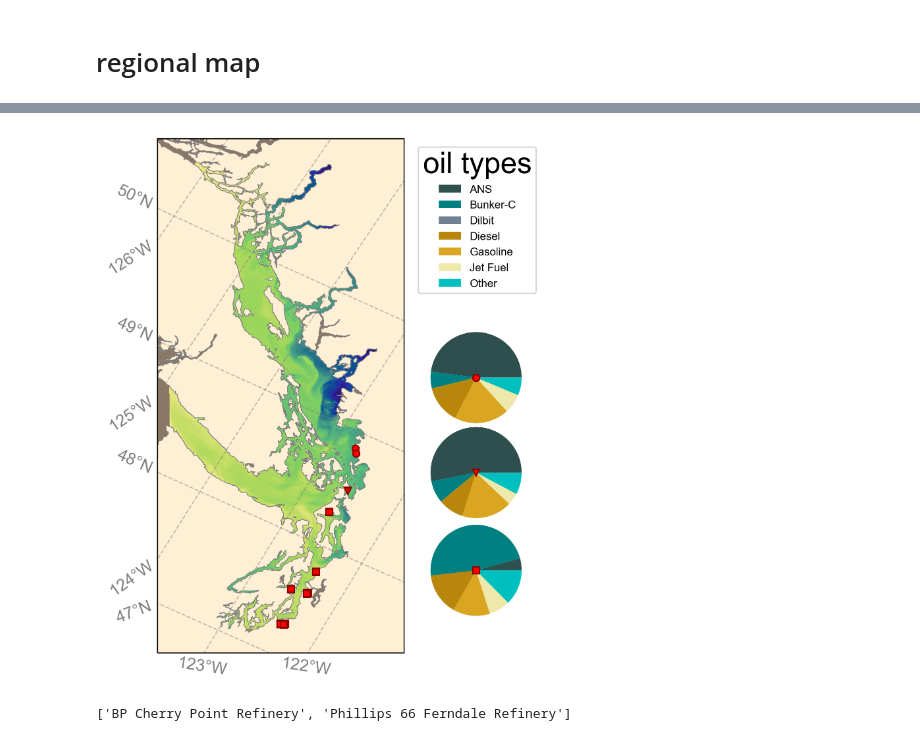
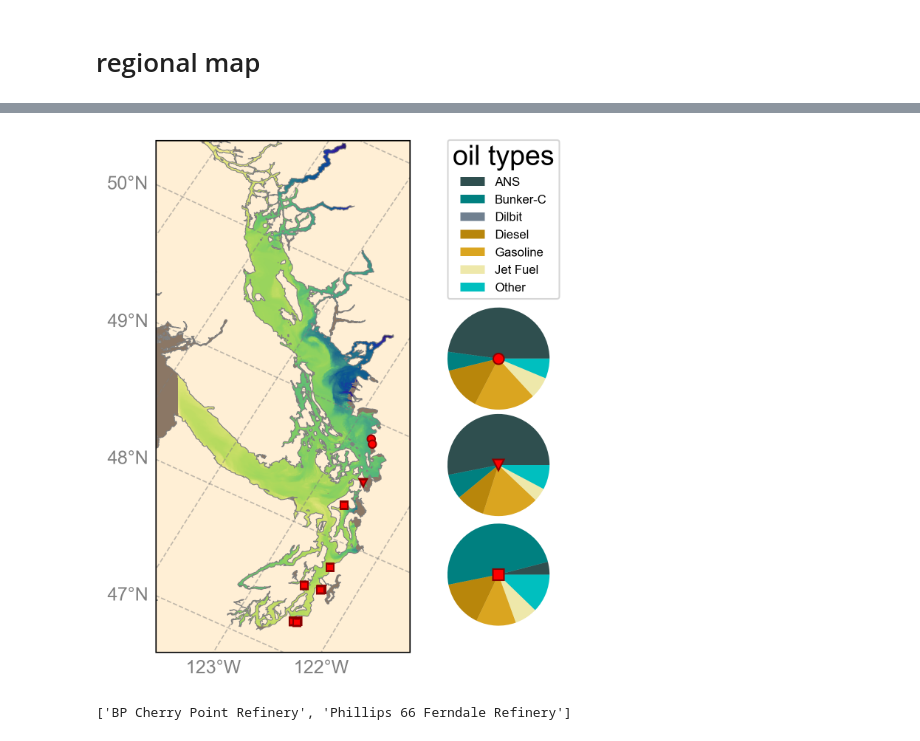
Before and after one commit to MIDOSS/MuellerEtAl_MIDOSS_paper, a Jupyter notebook: notebooks/Part1_Figure6_OilTypeDistribution.ipynb, the cells around one changed output, grey strips where cells are left out. Cells and saved outputs as stored; diff of their text form; code cells hidden in the pictures.

Commit message:
Part1, Fig6: Fixed and updated to be self-contained for publication

```diff
--- a/notebooks/Part1_Figure6_OilTypeDistribution.ipynb
+++ b/notebooks/Part1_Figure6_OilTypeDistribution.ipynb
@@ -269,18 +247,18 @@ facility_names.remove('Tesoro Port Angeles Terminal')
 exports_byOil={}
 imports_byOil={}
 for oil_type in oil.types:
-    exports_byOil[oil_type] = DOEdf.loc[
-        (DOEdf.TransferType == 'Cargo') &
-        (DOEdf.ReceiverTypeDescription.isin(type_description)) &
-        (DOEdf.Deliverer.isin(facility_names)) &
-        (DOEdf.Product.isin(oil_classification[oil_type])),
+    exports_byOil[oil_type] = ECY_df.loc[
+        (ECY_df.TransferType == 'Cargo') &
+        (ECY_df.ReceiverTypeDescription.isin(type_description)) &
+        (ECY_df.Deliverer.isin(facility_names)) &
+        (ECY_df.Product.isin(oil_classification[oil_type])),
         ['TransferQtyInGallon', 'ExportRegion']
     ].groupby('ExportRegion').sum()
-    imports_byOil[oil_type] = DOEdf.loc[
-        (DOEdf.TransferType == 'Cargo') &
-        (DOEdf.DelivererTypeDescription.isin(type_description)) &
-        (DOEdf.Receiver.isin(facility_names)) &
-        (DOEdf.Product.isin(oil_classification[oil_type])),
+    imports_byOil[oil_type] = ECY_df.loc[
+        (ECY_df.TransferType == 'Cargo') &
+        (ECY_df.DelivererTypeDescription.isin(type_description)) &
+        (ECY_df.Receiver.isin(facility_names)) &
+        (ECY_df.Product.isin(oil_classification[oil_type])),
         ['TransferQtyInGallon', 'ImportRegion']
     ].groupby('ImportRegion').sum()
 # %%
@@ -308,9 +286,9 @@ for region in regions:
     combined_byRegion[region]=imports_byRegion[region]+exports_byRegion[region]
     #combined_byRegion[region]=combined_byRegion[region]*gallons_to_liters
 # %%
-import cmocean.cm
-import matplotlib.ticker as mticker
-from cartopy.mpl.gridliner import LONGITUDE_FORMATTER, LATITUDE_FORMATTER
+# disclaimer: this code was generated by a learning-in-progress human, pre-AI,
+# who later asked Gemini how to make it more user-friendly and the AI just maniacally laughed.
+# it is what it is.
 
 lat={}
 lat['whatcom'] = 48.88
@@ -319,30 +297,36 @@ lat['puget']=47.5
 lon=-122.758
 
 # the offsets needed for indexing from lower left of graphic boundary
-x0 = -0.10
+x0 = -0.09
 y0 = -0.044
 
 # mapping specifications
-rotated_crs = cartopy.crs.RotatedPole(pole_longitude=120.0, pole_latitude=63.75)
-plain_crs = cartopy.crs.PlateCarree()
+rotated_crs = ccrs.RotatedPole(pole_longitude=120.0, pole_latitude=63.75)
+plain_crs = ccrs.PlateCarree()
 
 fig,ax = plt.subplots(
-    1, 1, figsize=(12, 6), subplot_kw={"projection": rotated_crs, "facecolor": "#8b7765"}
+    1, 1,
+    figsize=(12, 6),
+    subplot_kw={"projection": rotated_crs, "facecolor": "#8b7765"}
 )
-ax.add_feature(feature.GSHHSFeature('full', edgecolor='grey', linewidth = 0.5, facecolor='papayawhip'))
+ax.add_feature(
+    cfeature.GSHHSFeature(
+        'full', edgecolor='grey', linewidth = 0.5, facecolor='papayawhip')
+)
+
 quad_mesh = ax.pcolormesh(
-    georef.longitude, georef.latitude, salinity, transform=plain_crs, cmap=cmocean.cm.haline, shading="auto"
+    georef.longitude, georef.latitude,
+    salinity, transform=plain_crs, cmap=cmocean.cm.haline, shading="auto"
 )
 gl = ax.gridlines(linestyle="--", color='gray', alpha=0.5, draw_labels=True, dms=True, x_inline=False, y_inline=False)
 # ax.gridlines(draw_labels=True, dms=True, x_inline=False, y_inline=False)
 gl.top_labels, gl.right_labels = False, False
 gl.xlocator = mticker.FixedLocator([-126, -125, -124, -123, -122])
-gl.ylocator = mticker.FixedLocator([47,48,49,50])
+gl.ylocator = mticker.FixedLocator([47,48,49,50,51])
 gl.xformatter = LONGITUDE_FORMATTER
 gl.yformatter = LATITUDE_FORMATTER
 gl.xlabel_style = {'size': 12, 'color': 'gray'}
 gl.ylabel_style = {'size': 12, 'color': 'gray'}
-#gl.xlabel_style = {'color': 'red', 'weight': 'bold'}
 
 # calculate location of marine terminal within graphic window
 scale = 1.2
@@ -368,11 +352,32 @@ ax_anacortes = fig.add_axes([xleft+x0, ybottom+y0,.08*scale, .2*scale])
 ax_anacortes.pie(combined_byRegion['Anacortes']['Volume'], colors = oil.colors7)
 
 fig.legend(
-    bbox_to_anchor=(.72, .95),
+    bbox_to_anchor=(.725, .89),
     title='oil types',
     prop={'size': 8},
     labels = oil.labels
 )
+
+# setting extent in rotated_crs was...problematic
+# my inelegant hack is to add two (invisible) points to broaden extent
+ax.plot(
+    -123,
+    47,
+    '.',
+    color='papayawhip',
+    markersize=.5,
+    transform=plain_crs
+)
+
+ax.plot(
+    -124.9,
+    48.5,
+    '.',
+    color="#8b7765",
+    markersize=.5,
+    transform=plain_crs
+)
+# end extent hack
 
 marker_color = "red"
 markeredge_color = 'darkred'
@@ -391,7 +396,7 @@ ax_whatcom.plot(
     'o',
     color=marker_color,
     markeredgecolor=markeredge_color,
-    markersize=5
+    markersize=7
 )
 
 # plot puget sound terminal locations and legend marker
@@ -410,7 +415,7 @@ ax_puget.plot(
     's',
     color=marker_color,
     markeredgecolor=markeredge_color,
-    markersize=5
+    markersize=7
 )
 
 # plot anacortes terminal locations and legend marker
@@ -429,13 +434,11 @@ ax_anacortes.plot(
     'v',
     color=marker_color,
     markeredgecolor=markeredge_color,
-    markersize=5
+    markersize=7
 )
 
 #ax_north.bar(oil_types, 1e1* numpy.ones(7), width = 1)
 fig.canvas.draw()
-fig.tight_layout()
 
-plt.savefig(graphics_directory/'Figure4_MuellerEtAl_JGR-O_map.png')
-plt.show()
+plt.savefig(graphics_directory/'Part1_Figure6b_oil_distribution.png')
 # %% [output]
@@ -442,4 +449,4 @@ plt.show()
-[figure, old version]
+[figure, new version]
 # %%
 whatcom_fac_df['FacilityName'].to_list()
 # %% [output]
```
Also changed, not shown: parts of 18 cells of this notebook, 1 other file.
